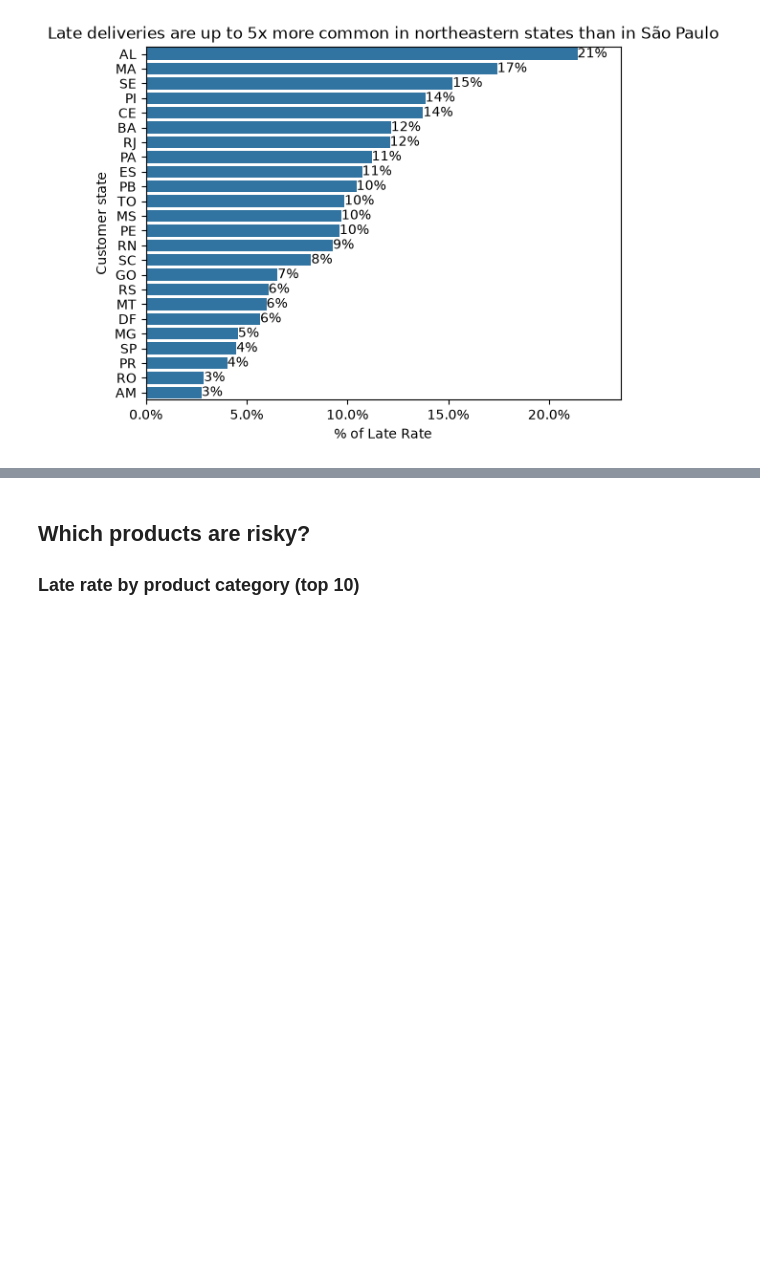
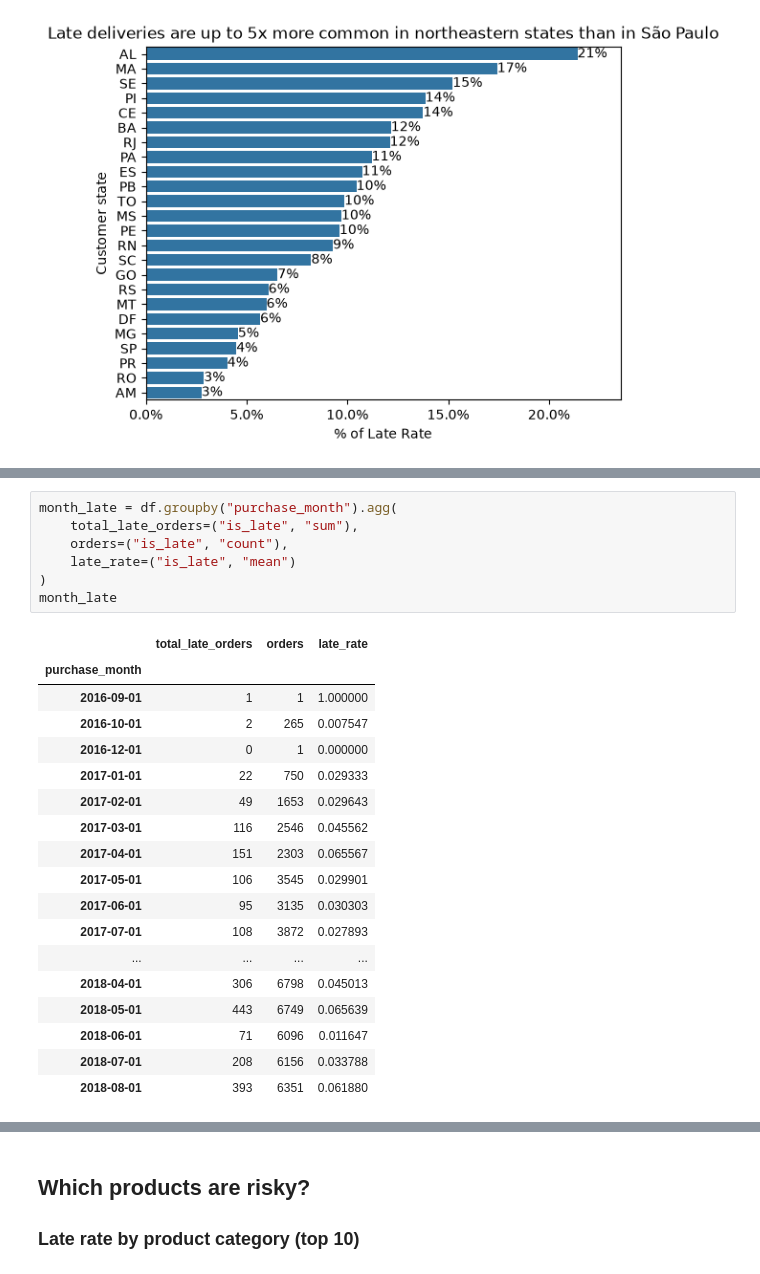
Before and after one commit to Abhigna008/olist-late-delivery-prediction, a Jupyter notebook: notebooks/01_eda.ipynb, the cells around one changed output, grey strips where cells are left out. Saved outputs shown, nothing was run; the diff lists cells and outputs as text; blank space fills up the shorter version.

```diff
--- a/notebooks/01_eda.ipynb
+++ b/notebooks/01_eda.ipynb
@@ -198,0 +215,26 @@ plt.show()
+# %%
+month_late = df.groupby("purchase_month").agg(
+    total_late_orders=("is_late", "sum"),
+    orders=("is_late", "count"),
+    late_rate=("is_late", "mean")
+)
+month_late
+# %% [output]
+|  | total_late_orders | orders | late_rate |
+| purchase_month |  |  |  |
+| 2016-09-01 | 1 | 1 | 1.000000 |
+| 2016-10-01 | 2 | 265 | 0.007547 |
+| 2016-12-01 | 0 | 1 | 0.000000 |
+| 2017-01-01 | 22 | 750 | 0.029333 |
+| 2017-02-01 | 49 | 1653 | 0.029643 |
+| 2017-03-01 | 116 | 2546 | 0.045562 |
+| 2017-04-01 | 151 | 2303 | 0.065567 |
+| 2017-05-01 | 106 | 3545 | 0.029901 |
+| 2017-06-01 | 95 | 3135 | 0.030303 |
+| 2017-07-01 | 108 | 3872 | 0.027893 |
+| ... | ... | ... | ... |
+| 2018-04-01 | 306 | 6798 | 0.045013 |
+| 2018-05-01 | 443 | 6749 | 0.065639 |
+| 2018-06-01 | 71 | 6096 | 0.011647 |
+| 2018-07-01 | 208 | 6156 | 0.033788 |
+| 2018-08-01 | 393 | 6351 | 0.061880 |
```
Also changed, not shown: parts of 16 cells of this notebook.
